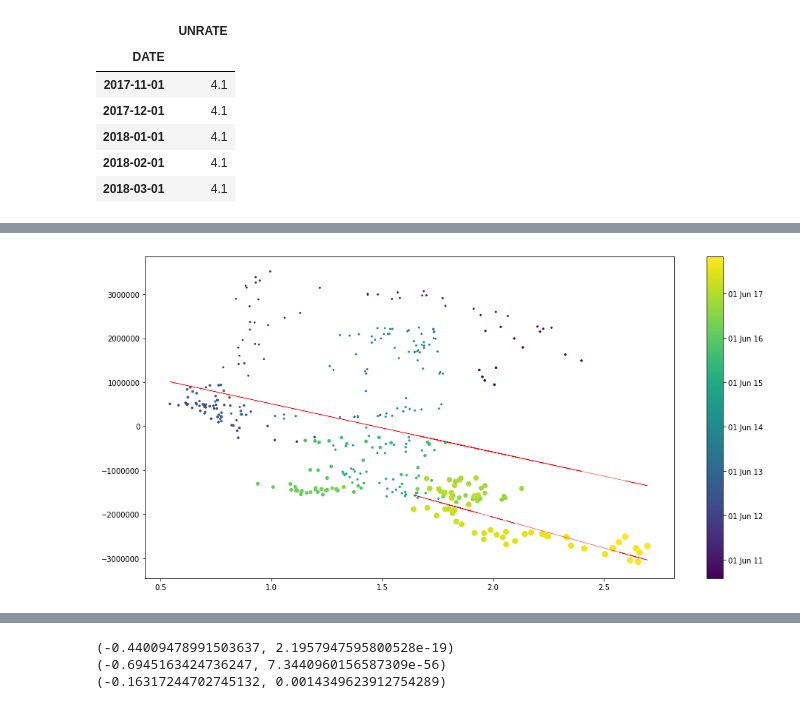
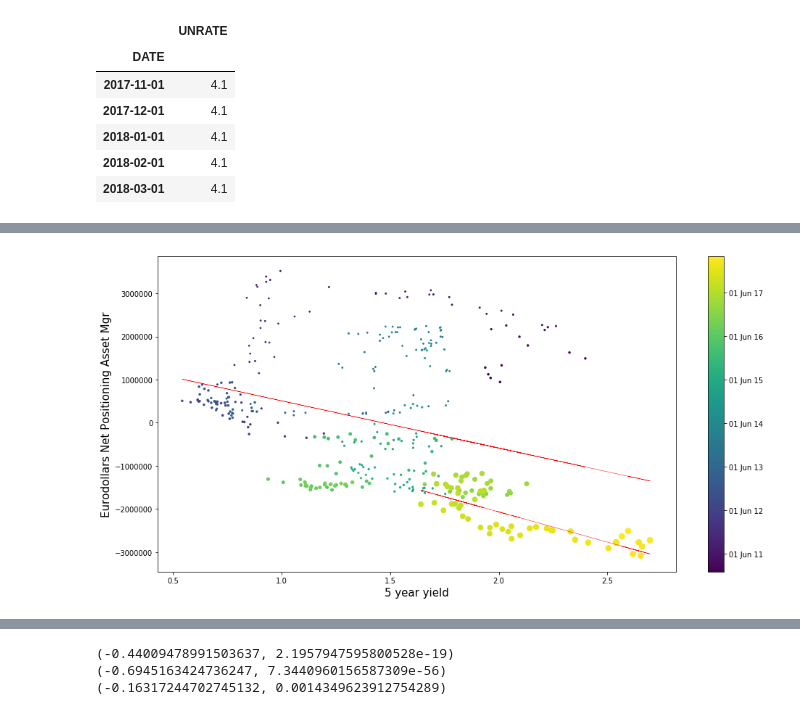
Before and after one commit to leonardich/Stats_project, a Jupyter notebook: Regression.ipynb, the cells around one changed output, grey strips where cells are left out. Drawn from its saved outputs; the diff is of its cells as text; code cells hidden in the pictures.

```diff
--- a/Regression.ipynb
+++ b/Regression.ipynb
@@ -423,12 +423,15 @@ df_net_positions.corr()[(abs(df_net_positions.corr()) >= .5)].replace(1, np.nan)
 # %%
 import statsmodels.api as sm
 # %%
-def mult_lin_reg(y, *args):
+def mult_lin_reg(y, *args, x_label='', y_label=''):
     # for each x_i provide a lag
     # (Series,       Series1, 0, Series2, 0, Series, 1)
     import matplotlib as mpl
     import statsmodels.api as sm
     from scipy.stats.stats import pearsonr
+    import matplotlib.pyplot as plt
+    import numpy as np
+    %matplotlib inline
 
     joined = pd.DataFrame(y)
     for i in range(len(args)):
@@ -460,6 +463,9 @@ def mult_lin_reg(y, *args):
         print("Correlation = ", corr[0])
         plt.plot(x[-50:], model.fittedvalues, color='red', lw=.5)
 
+        plt.xlabel(x_label, fontsize=15)
+        plt.ylabel(y_label, fontsize=15)
+
         # set the size of the dots proportional ot the FEDFUNDS
         cm = plt.cm.get_cmap('viridis')
         plt.scatter(x, y, c=plt_dates, s=fed_funds_rate*40,  cmap=cm)
@@ -469,6 +475,7 @@ def mult_lin_reg(y, *args):
         print(model.summary())
         model = sm.OLS(y[-50:], X[-50:]).fit()
         print(model.summary())
+
         return joined.corr()
 # %%
 mult_lin_reg(dictionary_financials["EURO FX - CHICAGO MERCANTILE EXCHANGE"]\
@@ -579,7 +589,8 @@ Correlation =  -0.723597047809
 # plot_scatter(df['five_years_us_yield'], dictionary_financials["3-MONTH EURODOLLARS - CHICAGO MERCANTILE EXCHANGE"]\
 #             ["Net_Positioning_Asset_Mgr"], 0)
 mult_lin_reg(dictionary_financials["3-MONTH EURODOLLARS - CHICAGO MERCANTILE EXCHANGE"]\
-            ["Net_Positioning_Asset_Mgr"], df['five_years_us_yield'], 0)
+            ["Net_Positioning_Asset_Mgr"], df['five_years_us_yield'], 0, x_label="5 year yield",
+             y_label="Eurodollars Net Positioning Asset Mgr")
 # Net_Positioning_Asset_Mgr
 # Net_Positioning_Lev_Money
 # %% [output]
@@ -593,14 +604,14 @@ Time:                        22:41:05   Log-Likelihood:                -5931.2
 No. Observations:                 379   AIC:                         1.187e+04
 Df Residuals:                     377   BIC:                         1.187e+04
 Df Model:                           1
 Covariance Type:            nonrobust
 ==============================================================================
 ... (36 lines left out)
 
 Warnings:
 [1] Standard Errors assume that the covariance matrix of the errors is correctly specified.
 Correlation =  -0.801139568459
-[figure, old version]
+[figure, new version]
 # %%
 # plot_scatter(df['ten_years_us_yield'], dictionary_financials["3-MONTH EURODOLLARS - CHICAGO MERCANTILE EXCHANGE"]\
 #             ["Net_Positioning_Lev_Money"], 0)
```
Also changed, not shown: parts of 17 cells of this notebook.
